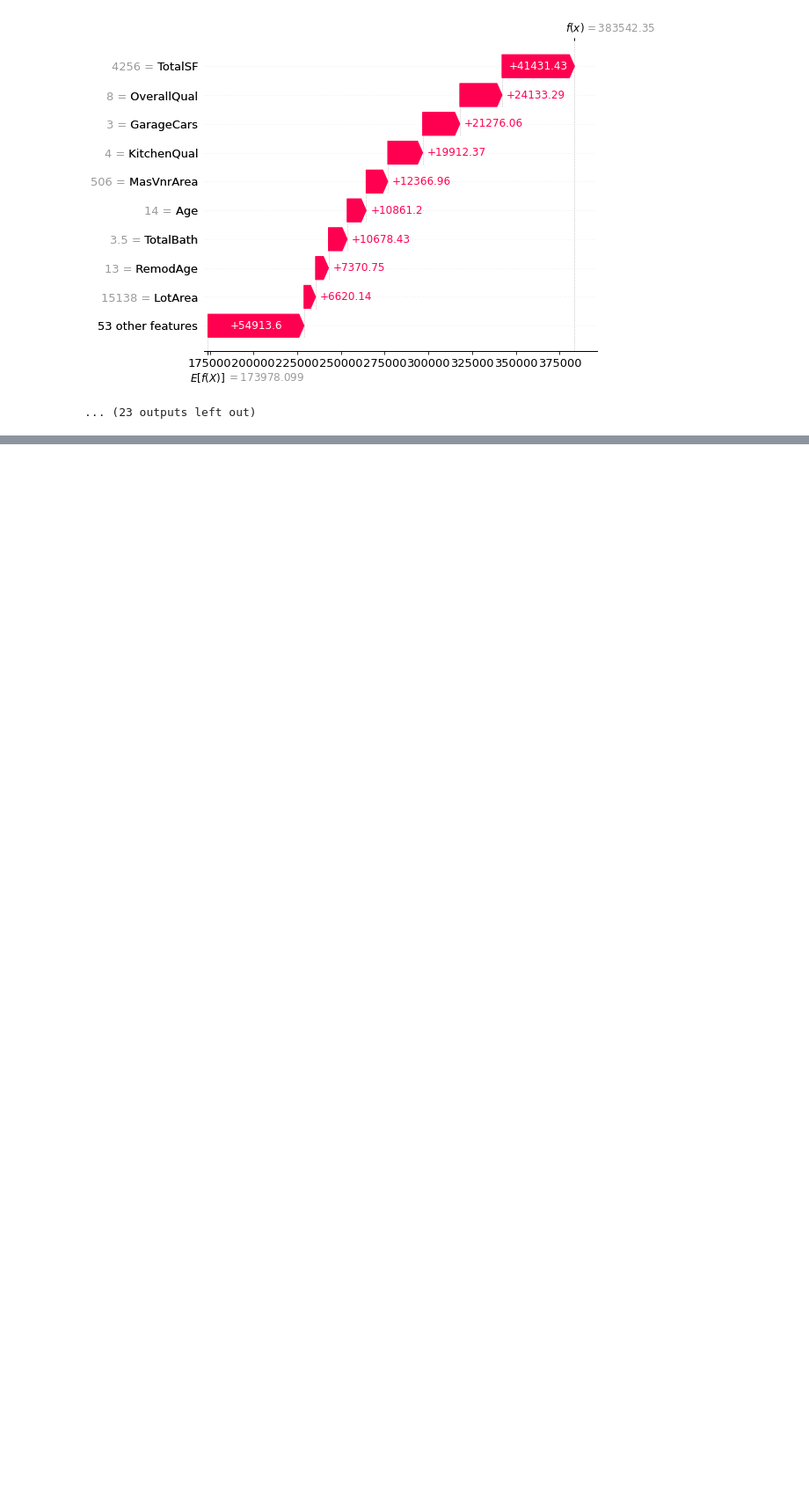
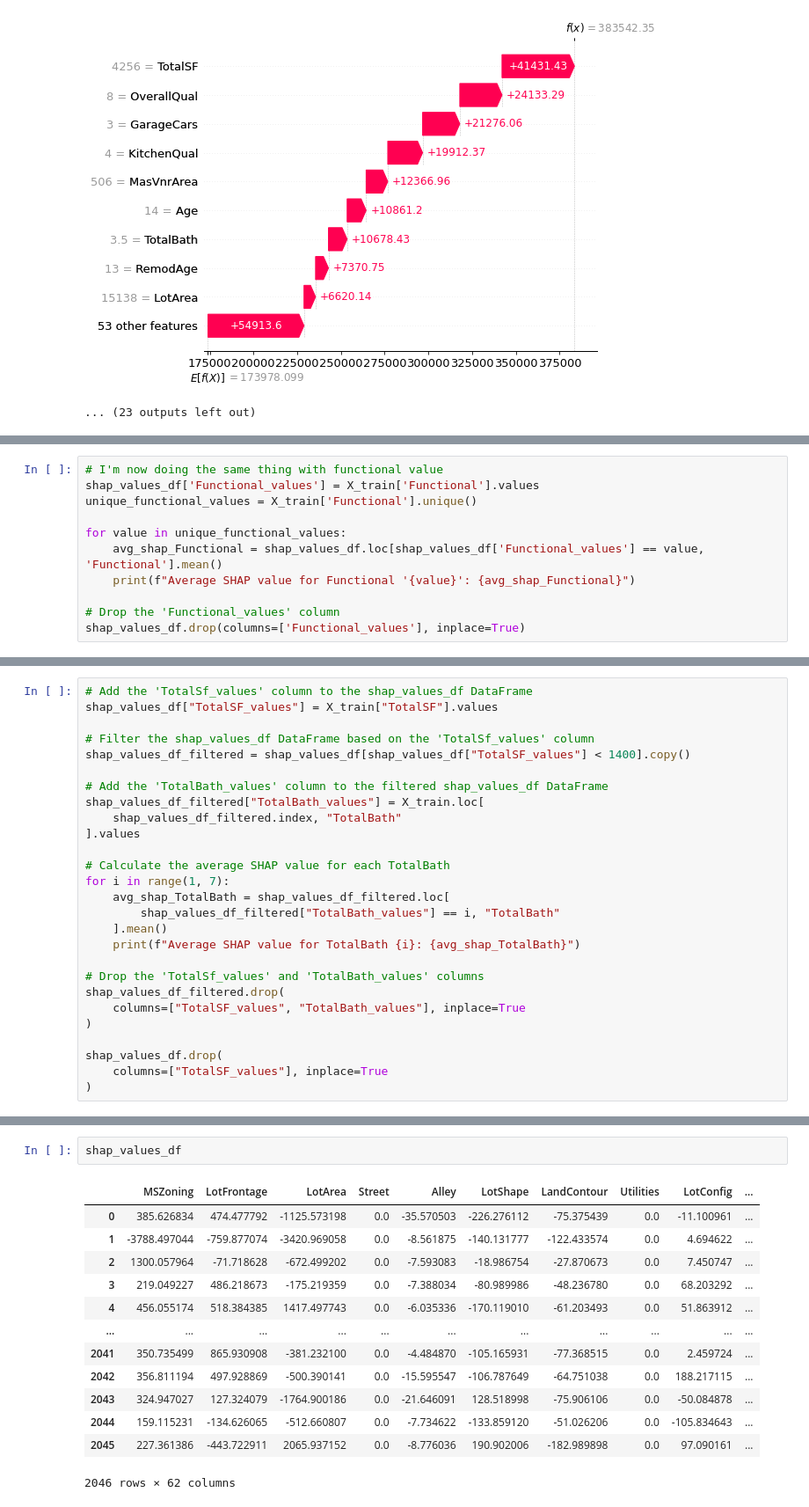
Before and after one commit to jasonphillip/Ames_Housing_ML_Project, a Jupyter notebook: models/Random_forest_model.ipynb, the cells around one changed output, grey strips where cells are left out. Shown at 88% size. Drawn from its saved outputs; the diff is of its cells as text; blank space fills up the shorter version.

Commit message:
Added more SHAP code in Random_forest_model

```diff
--- a/models/Random_forest_model.ipynb
+++ b/models/Random_forest_model.ipynb
@@ -501,0 +537,11 @@ housing
+# %%
+# I'm now doing the same thing with functional value
+shap_values_df['Functional_values'] = X_train['Functional'].values
+unique_functional_values = X_train['Functional'].unique()
+
+for value in unique_functional_values:
+    avg_shap_Functional = shap_values_df.loc[shap_values_df['Functional_values'] == value, 'Functional'].mean()
+    print(f"Average SHAP value for Functional '{value}': {avg_shap_Functional}")
+
+# Drop the 'Functional_values' column
+shap_values_df.drop(columns=['Functional_values'], inplace=True)
@@ -501,0 +714,27 @@ housing
+# %%
+# Add the 'TotalSf_values' column to the shap_values_df DataFrame
+shap_values_df["TotalSF_values"] = X_train["TotalSF"].values
+
+# Filter the shap_values_df DataFrame based on the 'TotalSf_values' column
+shap_values_df_filtered = shap_values_df[shap_values_df["TotalSF_values"] < 1400].copy()
+
+# Add the 'TotalBath_values' column to the filtered shap_values_df DataFrame
+shap_values_df_filtered["TotalBath_values"] = X_train.loc[
+    shap_values_df_filtered.index, "TotalBath"
+].values
+
+# Calculate the average SHAP value for each TotalBath
+for i in range(1, 7):
+    avg_shap_TotalBath = shap_values_df_filtered.loc[
+        shap_values_df_filtered["TotalBath_values"] == i, "TotalBath"
+    ].mean()
+    print(f"Average SHAP value for TotalBath {i}: {avg_shap_TotalBath}")
+
+# Drop the 'TotalSf_values' and 'TotalBath_values' columns
+shap_values_df_filtered.drop(
+    columns=["TotalSF_values", "TotalBath_values"], inplace=True
+)
+
+shap_values_df.drop(
+    columns=["TotalSF_values"], inplace=True
+)
@@ -501,0 +749,16 @@ housing
+# %%
+shap_values_df
+# %% [output]
+|  | MSZoning | LotFrontage | LotArea | Street | Alley | LotShape | LandContour | Utilities | LotConfig | ... |
+| 0 | 385.626834 | 474.477792 | -1125.573198 | 0.0 | -35.570503 | -226.276112 | -75.375439 | 0.0 | -11.100961 | ... |
+| 1 | -3788.497044 | -759.877074 | -3420.969058 | 0.0 | -8.561875 | -140.131777 | -122.433574 | 0.0 | 4.694622 | ... |
+| 2 | 1300.057964 | -71.718628 | -672.499202 | 0.0 | -7.593083 | -18.986754 | -27.870673 | 0.0 | 7.450747 | ... |
+| 3 | 219.049227 | 486.218673 | -175.219359 | 0.0 | -7.388034 | -80.989986 | -48.236780 | 0.0 | 68.203292 | ... |
+| 4 | 456.055174 | 518.384385 | 1417.497743 | 0.0 | -6.035336 | -170.119010 | -61.203493 | 0.0 | 51.863912 | ... |
+| ... | ... | ... | ... | ... | ... | ... | ... | ... | ... | ... |
+| 2041 | 350.735499 | 865.930908 | -381.232100 | 0.0 | -4.484870 | -105.165931 | -77.368515 | 0.0 | 2.459724 | ... |
+| 2042 | 356.811194 | 497.928869 | -500.390141 | 0.0 | -15.595547 | -106.787649 | -64.751038 | 0.0 | 188.217115 | ... |
+| 2043 | 324.947027 | 127.324079 | -1764.900186 | 0.0 | -21.646091 | 128.518998 | -75.906106 | 0.0 | -50.084878 | ... |
+| 2044 | 159.115231 | -134.626065 | -512.660807 | 0.0 | -7.734622 | -133.859120 | -51.026206 | 0.0 | -105.834643 | ... |
+| 2045 | 227.361386 | -443.722911 | 2065.937152 | 0.0 | -8.776036 | 190.902006 | -182.989898 | 0.0 | 97.090161 | ... |
+2046 rows × 62 columns
```
Also changed, not shown: parts of 45 cells of this notebook.
